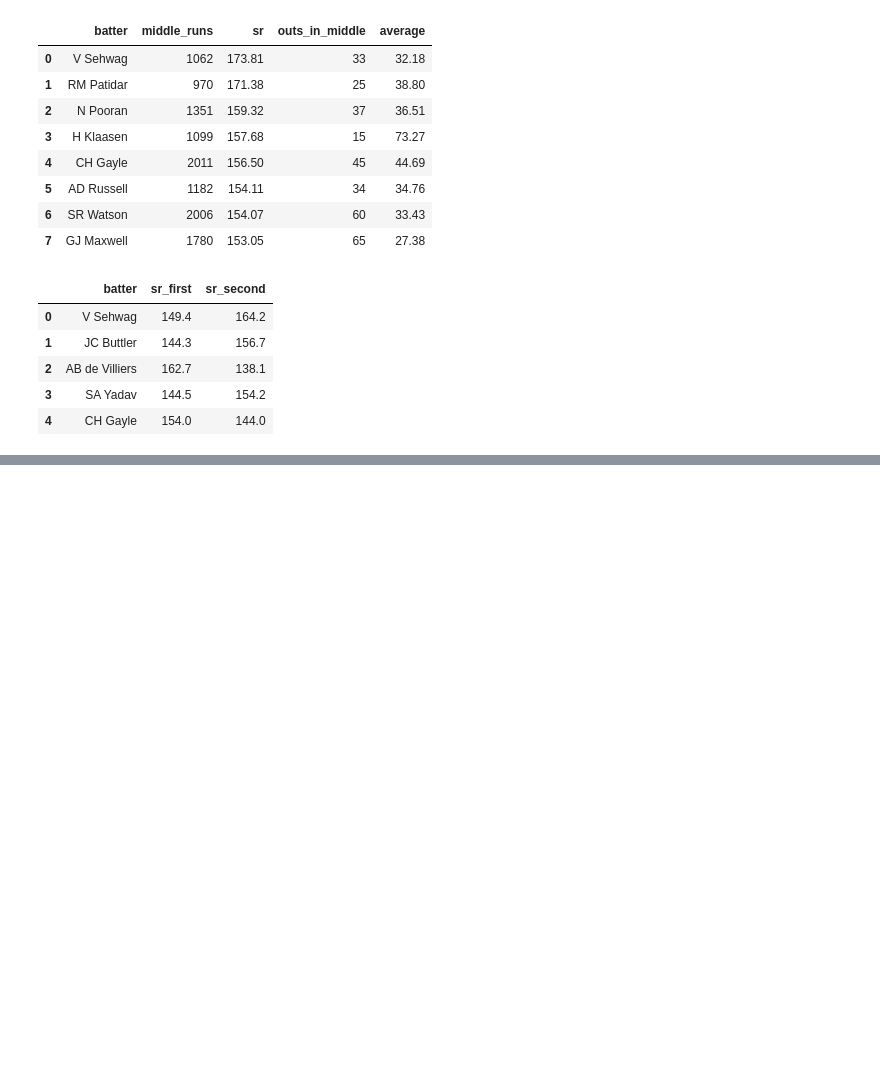
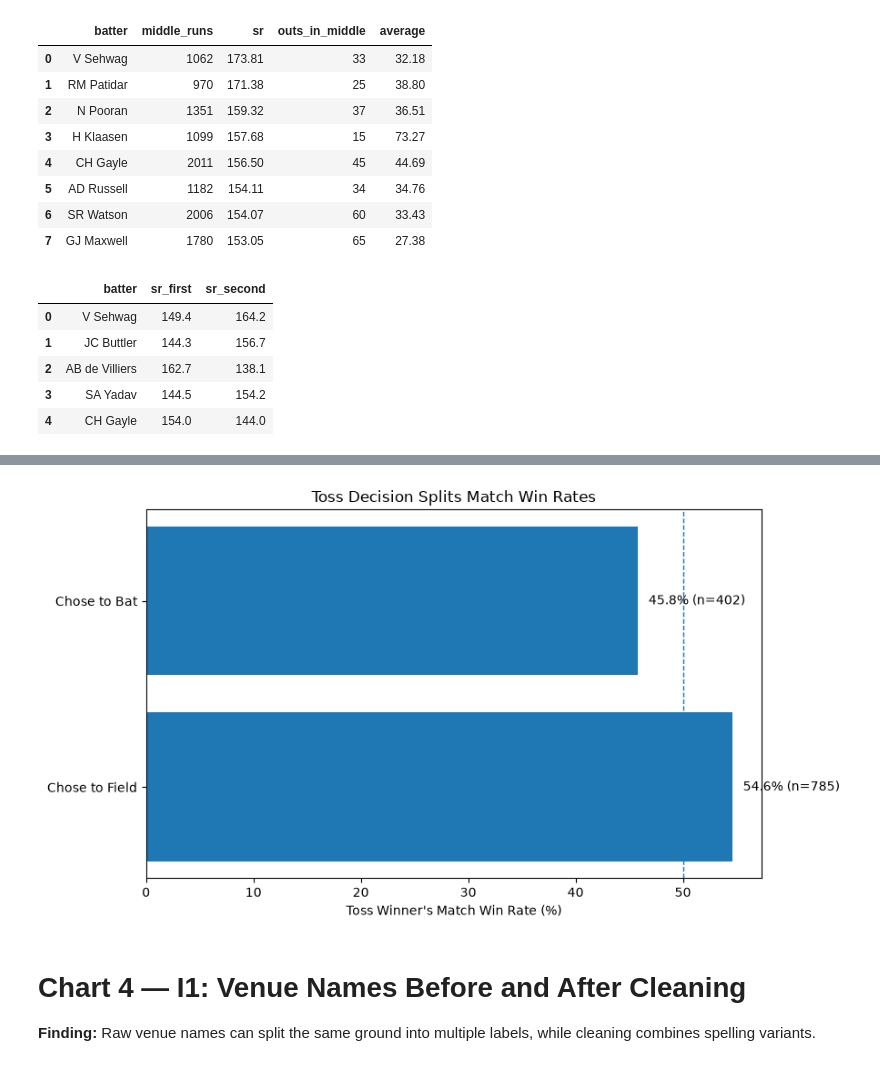
Before and after one commit to muhammedfayasekbcadbi-jpg/ipl_cricket_analytics, a Jupyter notebook: notebooks/03_analysis .ipynb, the cells around one changed output, grey strips where cells are left out. Drawn from its saved outputs; the diff is of its cells as text; code cells hidden in the pictures; blank space fills up the shorter version.

```diff
--- a/notebooks/03_analysis .ipynb
+++ b/notebooks/03_analysis .ipynb
@@ -3270,0 +3025,63 @@ GROUP BY batsman_type;
+# %%
+# ============================================
+# G3 - Create chart
+# ============================================
+
+df = g3_df.copy()
+
+labels = df["group_label"]
+rates = df["win_rate_pct"]
+counts = df["n_matches"]
+
+fig, ax = plt.subplots(figsize=(9, 5))
+
+bars = ax.barh(
+    labels,
+    rates
+)
+
+# 50% reference
+ax.axvline(
+    50,
+    linestyle="--",
+    linewidth=1
+)
+
+ax.set_title(
+    "Toss Decision Splits Match Win Rates"
+)
+
+ax.set_xlabel(
+    "Toss Winner's Match Win Rate (%)"
+)
+
+for bar, rate, n in zip(
+    bars,
+    rates,
+    counts
+):
+
+    ax.text(
+        rate + 1,
+        bar.get_y() + bar.get_height() / 2,
+        f"{rate:.1f}% (n={int(n)})",
+        va="center"
+    )
+
+fig.tight_layout()
+
+fig.savefig(
+    FIG_DIR / "toss_split.png",
+    dpi=200,
+    bbox_inches="tight"
+)
+
+plt.show()
+
+plt.close(fig)
+# %% [output]
+[figure, added]
+# %% [markdown]
+# Chart 4 — I1: Venue Names Before and After Cleaning
+
+**Finding:** Raw venue names can split the same ground into multiple labels, while cleaning combines spelling variants.
```
Also changed, not shown: parts of 303 cells of this notebook, 7 other files.
